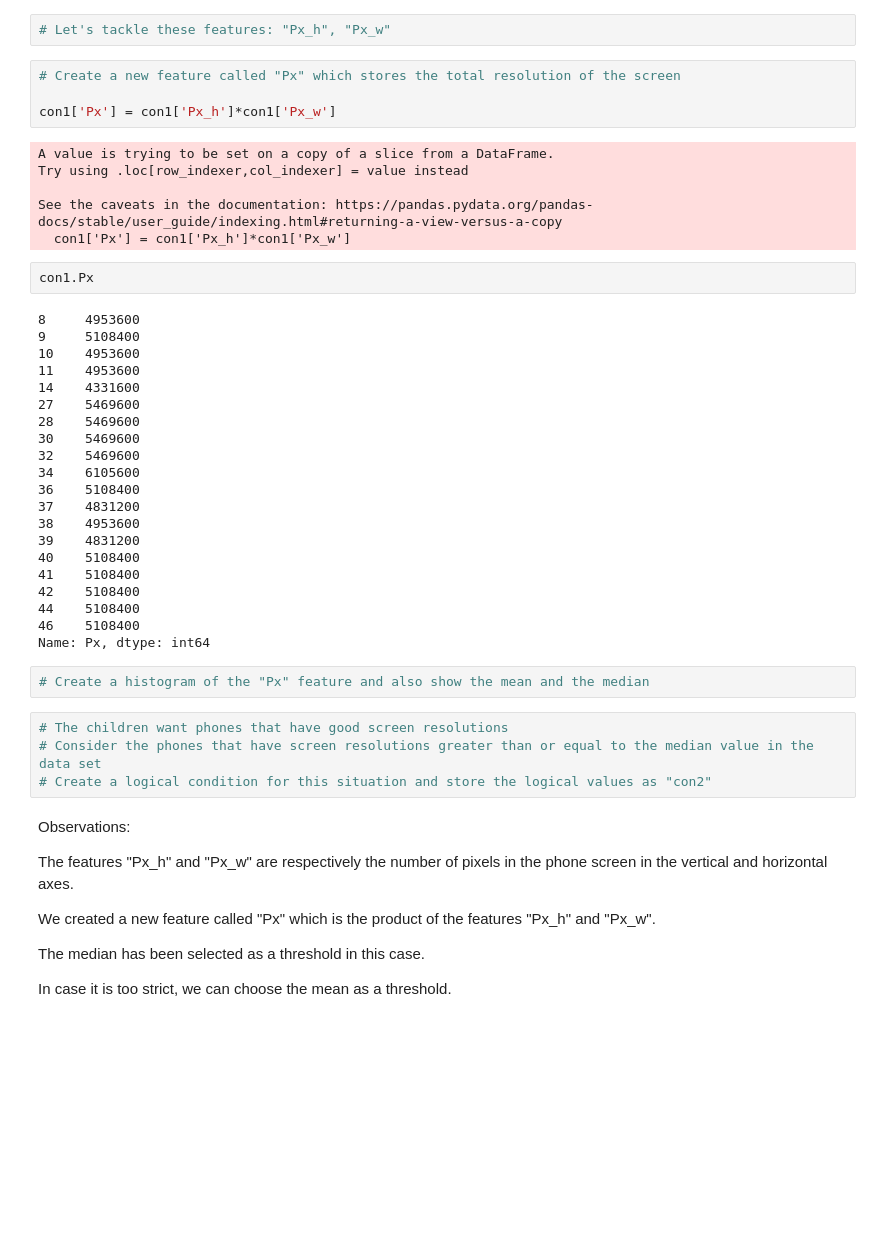
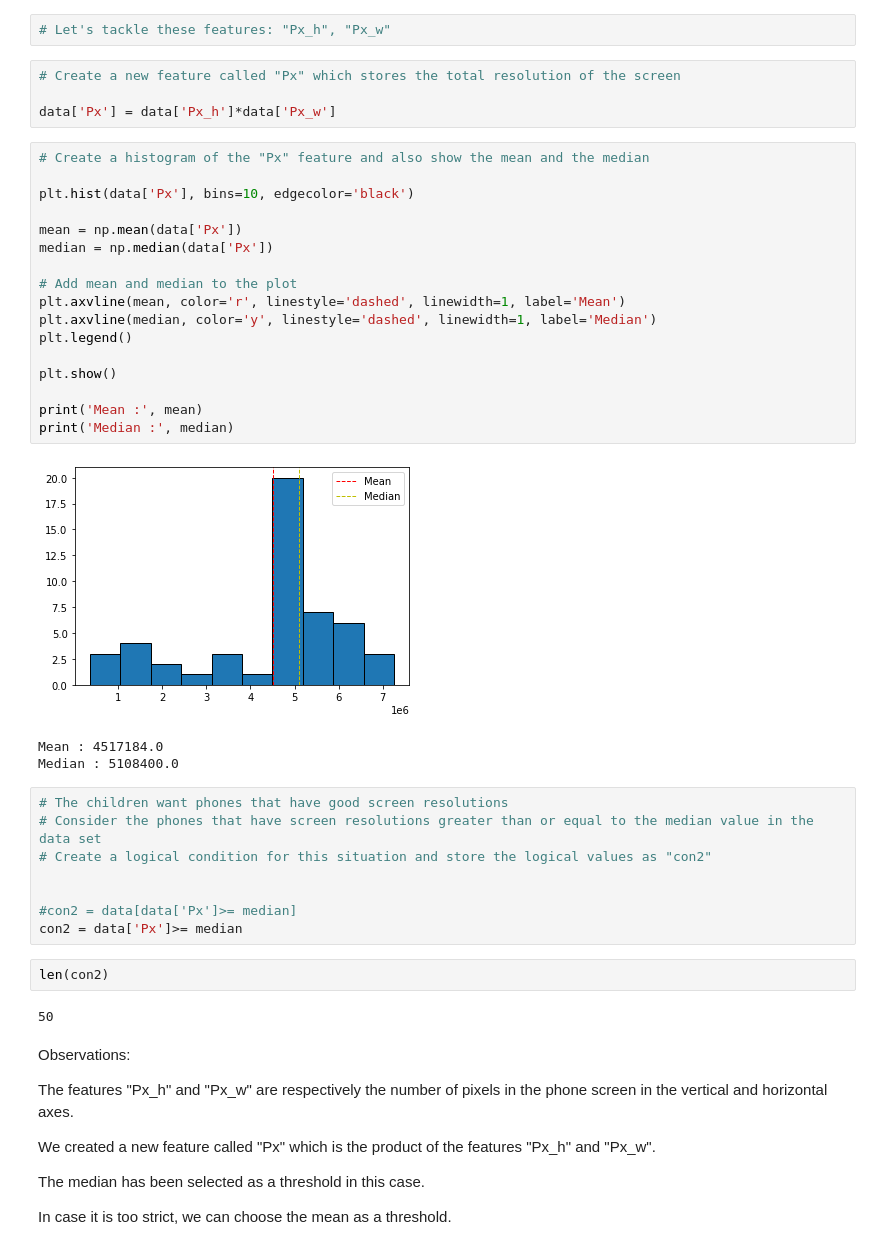
Before and after one commit to hari-r-v/TwiLearn, a Jupyter notebook: assignment/Day_22-Statistics_Assignment_Day_21.ipynb, the cells around one changed output. Cells and saved outputs as stored; diff of their text form; blank space fills up the shorter version.

```diff
--- a/assignment/Day_22-Statistics_Assignment_Day_21.ipynb
+++ b/assignment/Day_22-Statistics_Assignment_Day_21.ipynb
@@ -221,42 +222,40 @@ Index(['PID', 'Blue', 'Wi_Fi', 'Tch_Scr', 'Ext_Mem', 'Px_h', 'Px_w', 'Scr_h',
 # %%
 # Create a new feature called "Px" which stores the total resolution of the screen
 
-con1['Px'] = con1['Px_h']*con1['Px_w']
+data['Px'] = data['Px_h']*data['Px_w']
-# %% [output]
-A value is trying to be set on a copy of a slice from a DataFrame.
-Try using .loc[row_indexer,col_indexer] = value instead
-
-See the caveats in the documentation: https://pandas.pydata.org/pandas-docs/stable/user_guide/indexing.html#returning-a-view-versus-a-copy
-  con1['Px'] = con1['Px_h']*con1['Px_w']
-# %%
-con1.Px
-# %% [output]
-8     4953600
-9     5108400
-10    4953600
-11    4953600
-14    4331600
-27    5469600
-28    5469600
-30    5469600
-32    5469600
-34    6105600
-36    5108400
-37    4831200
-38    4953600
-39    4831200
-40    5108400
-41    5108400
-42    5108400
-44    5108400
-46    5108400
-Name: Px, dtype: int64
-# %%
-# Create a histogram of the "Px" feature and also show the mean and the median
+# %%
+# Create a histogram of the "Px" feature and also show the mean and the median
+
+plt.hist(data['Px'], bins=10, edgecolor='black')
+
+mean = np.mean(data['Px'])
+median = np.median(data['Px'])
+
+# Add mean and median to the plot
+plt.axvline(mean, color='r', linestyle='dashed', linewidth=1, label='Mean')
+plt.axvline(median, color='y', linestyle='dashed', linewidth=1, label='Median')
+plt.legend()
+
+plt.show()
+
+print('Mean :', mean)
+print('Median :', median)
+# %% [output]
+[figure, added]
+Mean : 4517184.0
+Median : 5108400.0
 # %%
 # The children want phones that have good screen resolutions
 # Consider the phones that have screen resolutions greater than or equal to the median value in the data set
 # Create a logical condition for this situation and store the logical values as "con2"
+
+
+#con2 = data[data['Px']>= median]
+con2 = data['Px']>= median
+# %%
+len(con2)
+# %% [output]
+50
 # %% [markdown]
 Observations:
 
```
Also changed, not shown: parts of 30 cells of this notebook.
